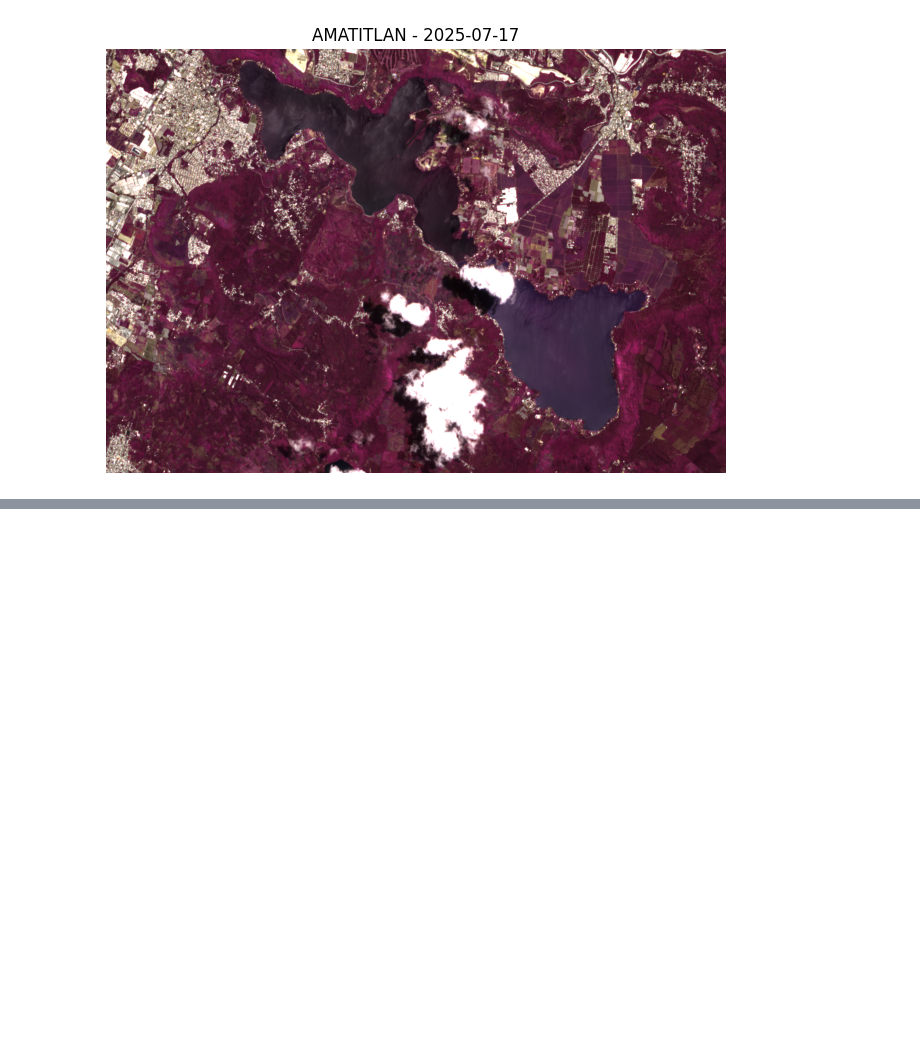
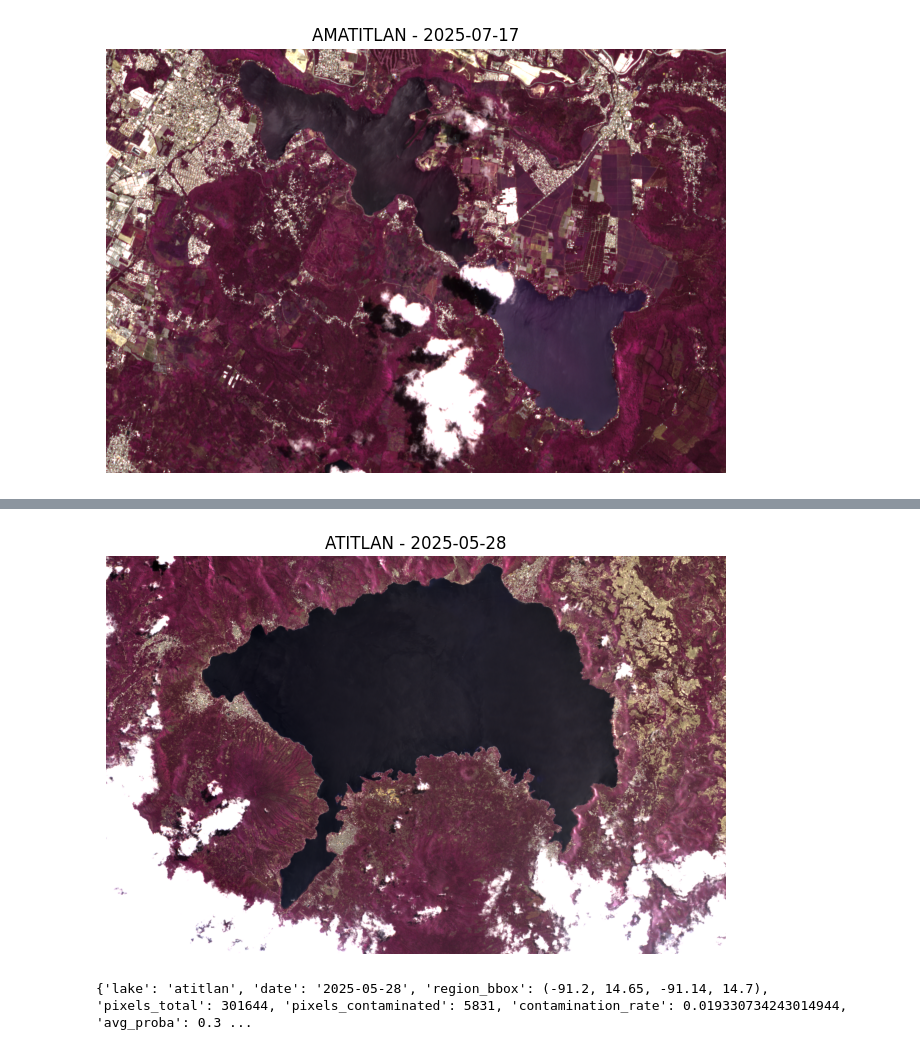
Before and after one commit to XavierLopez25/Lab04-DS, a Jupyter notebook: geoSpacialModels.ipynb, the cells around one changed output, grey strips where cells are left out. Saved outputs shown, nothing was run; the diff lists cells and outputs as text; code cells hidden in the pictures; blank space fills up the shorter version.

Commit message:
feat: added hybrid model to know if an area is contaminated or not

```diff
--- a/geoSpacialModels.ipynb
+++ b/geoSpacialModels.ipynb
@@ -294,0 +646,18 @@ classify_point("amatitlan", "2025-07-17", lon=-90.5716, lat=14.4631)
+# %%
+show_rgb_image("atitlan", "2025-05-28")
+# %% [output]
+[figure, added]
+# %%
+bbox = (-91.2, 14.65, -91.14, 14.70)
+
+result = classify_region(
+    lake="atitlan",
+    date="2025-05-28",
+    bbox=bbox,
+    model=clf_h,
+    chl_pred_df=chl_pred_all
+)
+
+print(result)
+# %% [output]
+{'lake': 'atitlan', 'date': '2025-05-28', 'region_bbox': (-91.2, 14.65, -91.14, 14.7), 'pixels_total': 301644, 'pixels_contaminated': 5831, 'contamination_rate': 0.019330734243014944, 'avg_proba': 0.3 ...
```
Also changed, not shown: parts of 29 cells of this notebook.
